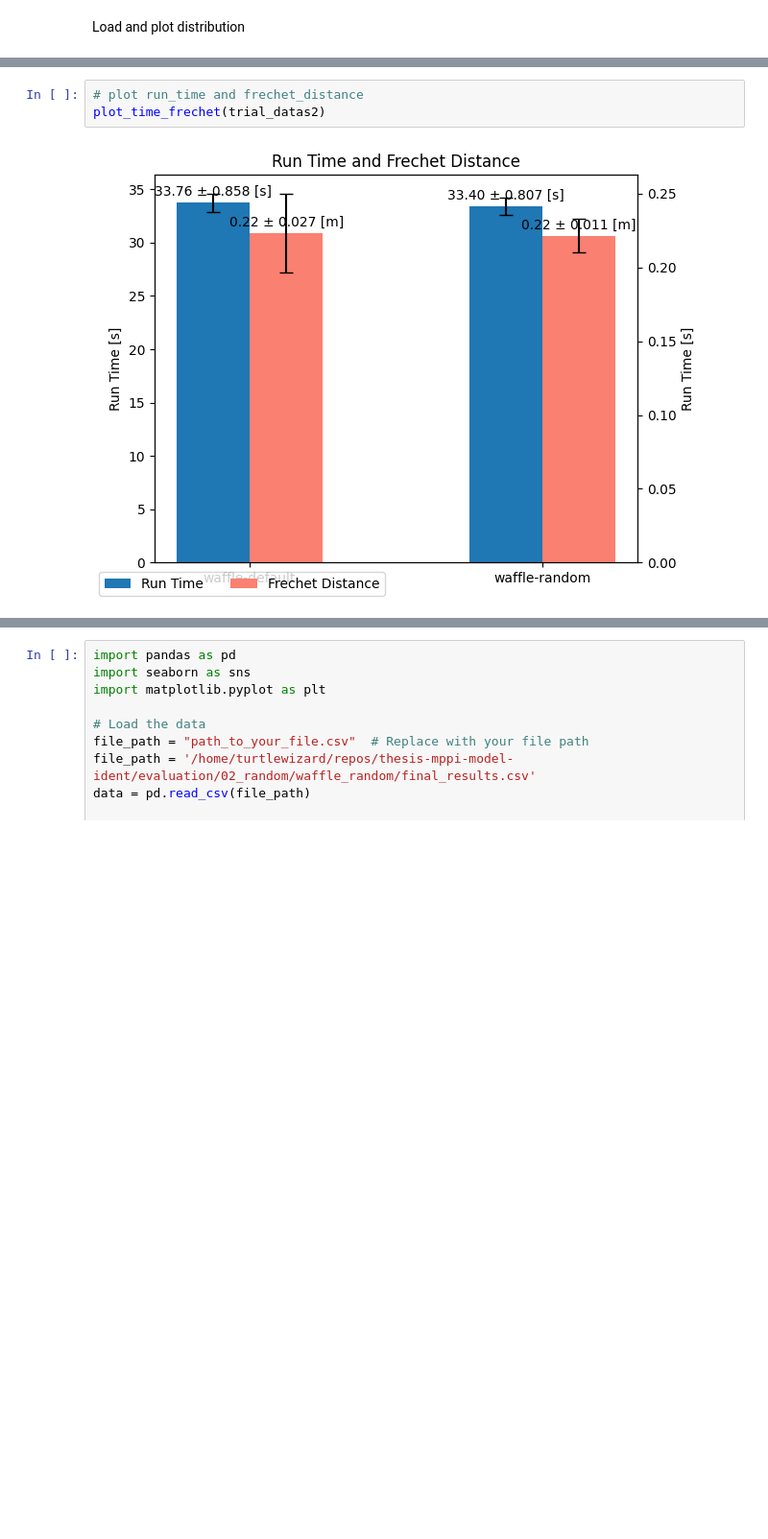
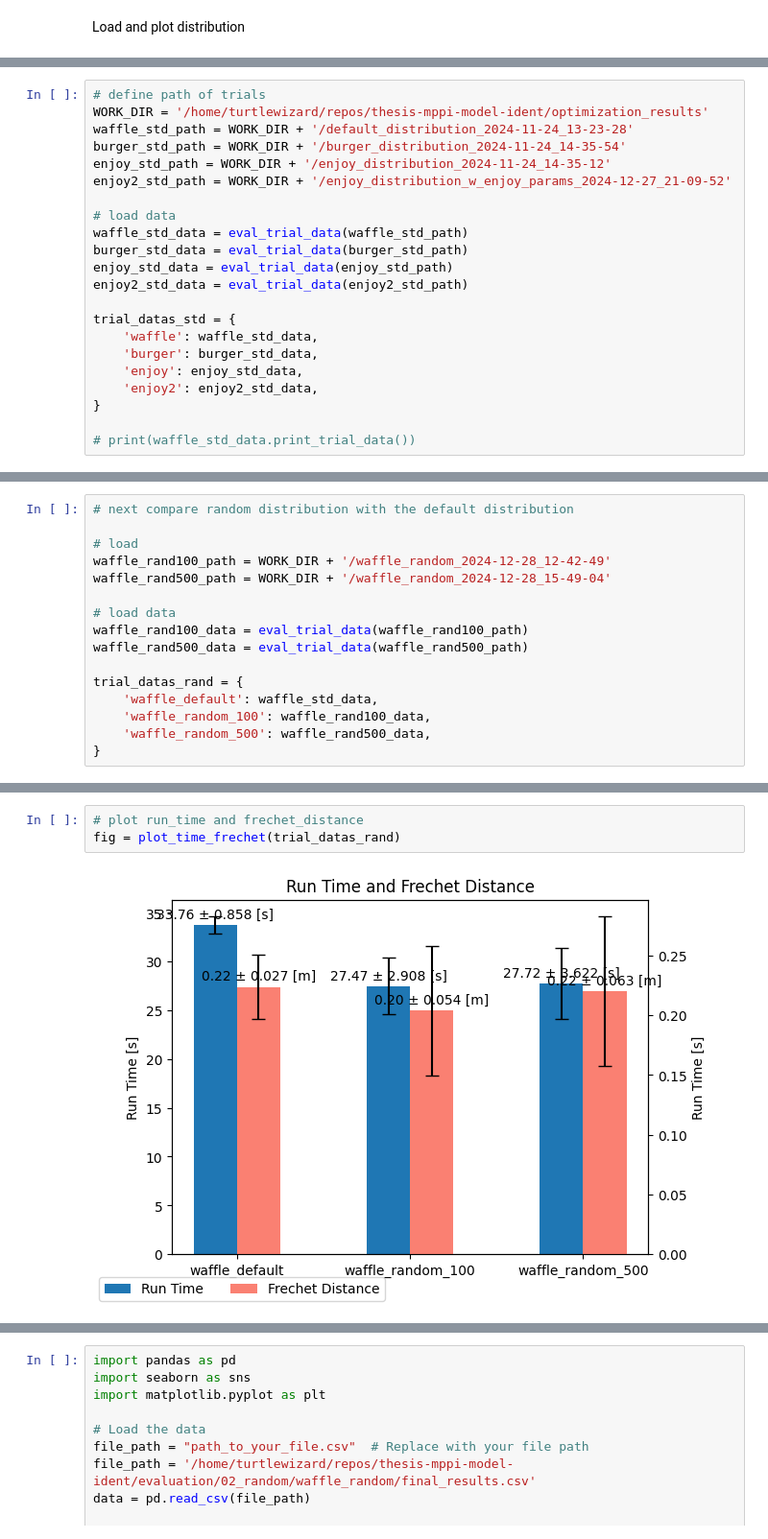
Before and after one commit to turtlewizard73/thesis-mppi-model-ident, a Jupyter notebook: workspace/src/controller_optimization/plots.ipynb, the cells around one changed output, grey strips where cells are left out. Shown at 96% size. Drawn from its saved outputs; the diff is of its cells as text; blank space fills up the shorter version.

Commit message:
util plots

```diff
--- a/workspace/src/controller_optimization/plots.ipynb
+++ b/workspace/src/controller_optimization/plots.ipynb
@@ -268,0 +18,22 @@ scatter_time_frechet(trial_datas2)
+# %%
+# define path of trials
+WORK_DIR = '/home/turtlewizard/repos/thesis-mppi-model-ident/optimization_results'
+waffle_std_path = WORK_DIR + '/default_distribution_2024-11-24_13-23-28'
+burger_std_path = WORK_DIR + '/burger_distribution_2024-11-24_14-35-54'
+enjoy_std_path = WORK_DIR + '/enjoy_distribution_2024-11-24_14-35-12'
+enjoy2_std_path = WORK_DIR + '/enjoy_distribution_w_enjoy_params_2024-12-27_21-09-52'
+
+# load data
+waffle_std_data = eval_trial_data(waffle_std_path)
+burger_std_data = eval_trial_data(burger_std_path)
+enjoy_std_data = eval_trial_data(enjoy_std_path)
+enjoy2_std_data = eval_trial_data(enjoy2_std_path)
+
+trial_datas_std = {
+    'waffle': waffle_std_data,
+    'burger': burger_std_data,
+    'enjoy': enjoy_std_data,
+    'enjoy2': enjoy2_std_data,
+}
+
+# print(waffle_std_data.print_trial_data())
@@ -268,0 +80,16 @@ scatter_time_frechet(trial_datas2)
+# %%
+# next compare random distribution with the default distribution
+
+# load
+waffle_rand100_path = WORK_DIR + '/waffle_random_2024-12-28_12-42-49'
+waffle_rand500_path = WORK_DIR + '/waffle_random_2024-12-28_15-49-04'
+
+# load data
+waffle_rand100_data = eval_trial_data(waffle_rand100_path)
+waffle_rand500_data = eval_trial_data(waffle_rand500_path)
+
+trial_datas_rand = {
+    'waffle_default': waffle_std_data,
+    'waffle_random_100': waffle_rand100_data,
+    'waffle_random_500': waffle_rand500_data,
+}
@@ -269,5 +112,5 @@ scatter_time_frechet(trial_datas2)
 # %%
 # plot run_time and frechet_distance
-plot_time_frechet(trial_datas2)
+fig = plot_time_frechet(trial_datas_rand)
 # %% [output]
-[figure, old version]
+[figure, new version]
```
Also changed, not shown: parts of 22 cells of this notebook, 4 other files.
